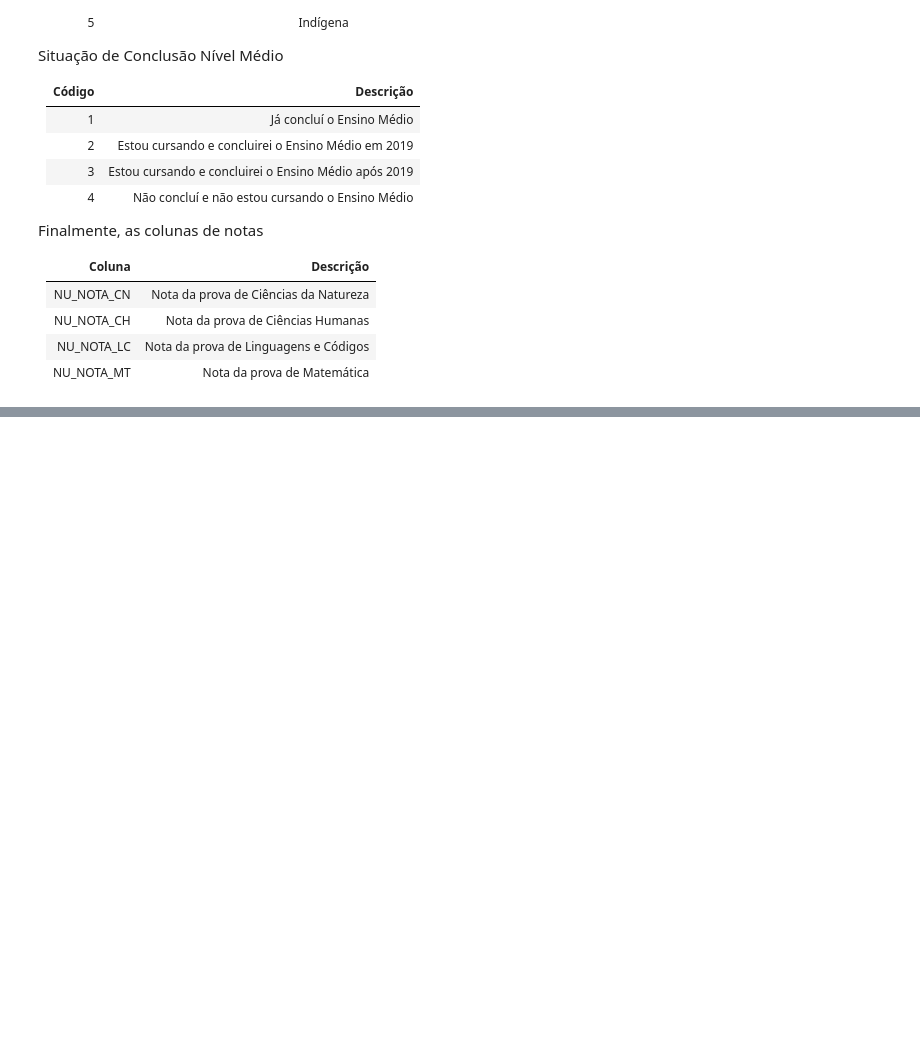
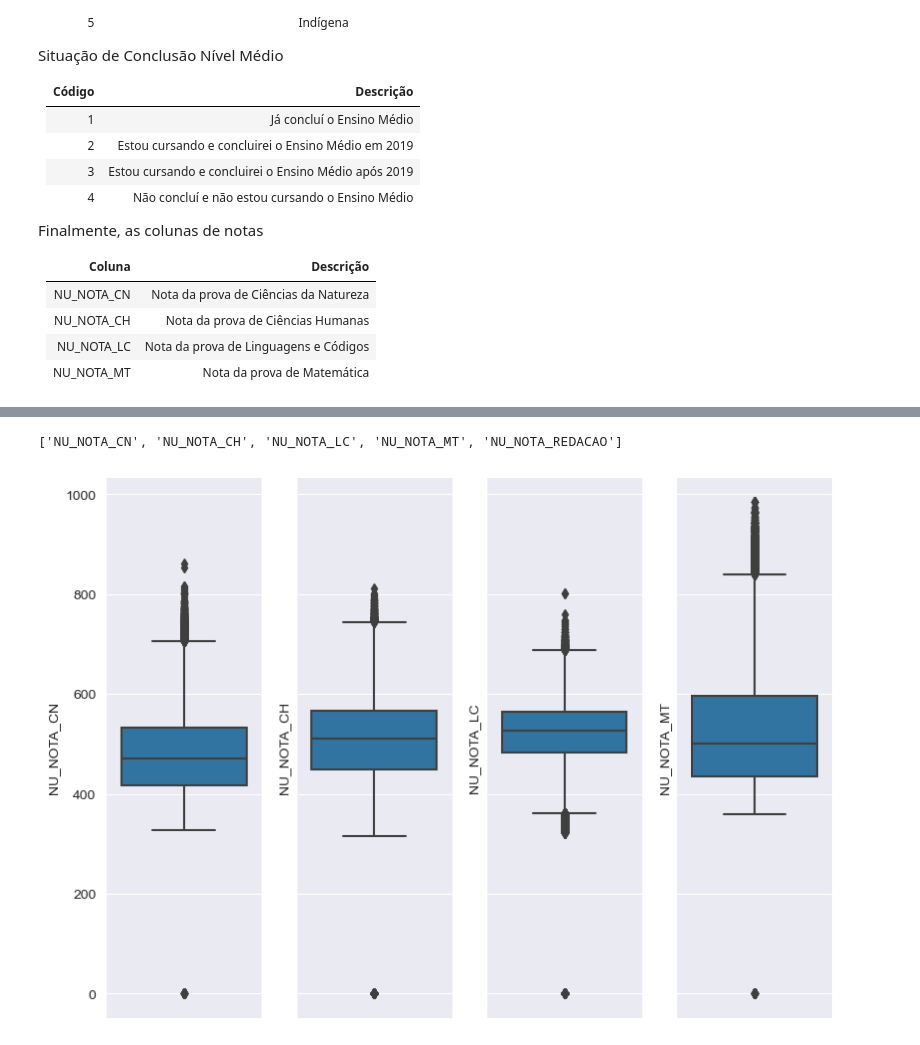
Before and after one commit to rhyanfrazao/aed-enem-2019, a Jupyter notebook: projeto-aed-enem-2019.ipynb, the cells around one changed output, grey strips where cells are left out. Drawn from its saved outputs; the diff is of its cells as text; code cells hidden in the pictures; blank space fills up the shorter version.

```diff
--- a/projeto-aed-enem-2019.ipynb
+++ b/projeto-aed-enem-2019.ipynb
@@ -231,0 +259,5 @@ Finalmente, as colunas de notas
+# %%
+# Vamos selecionar apenas as colunas com notas:
+
+colunas_notas = [coluna for coluna in df_enem if 'NOTA' in coluna]
+display(colunas_notas)
@@ -231,0 +275,19 @@ Finalmente, as colunas de notas
+# %%
+# Vamos remover as notas de competência na redação, e deixar apenas as das provas e da redação final
+
+colunas_notas = [coluna for coluna in colunas_notas if 'COMP' not in coluna]
+display(colunas_notas)
+# %% [output]
+['NU_NOTA_CN', 'NU_NOTA_CH', 'NU_NOTA_LC', 'NU_NOTA_MT', 'NU_NOTA_REDACAO']
+# %%
+# Analisando as notas, exceto a de redação, por meio de boxplots:
+
+sns.set_style("darkgrid")
+figura, graficos = plt.subplots(1, 4, sharey=True, figsize=(8,6)) #sharey é importante para facilitar a visualização
+plt.tight_layout()
+
+for i in range(4):
+    coluna_1 = colunas_notas[i]
+    sns.boxplot(data=df_enem, y=coluna_1, ax=graficos[i])
+# %% [output]
+[figure, added]
```
Also changed, not shown: parts of 22 cells of this notebook.
